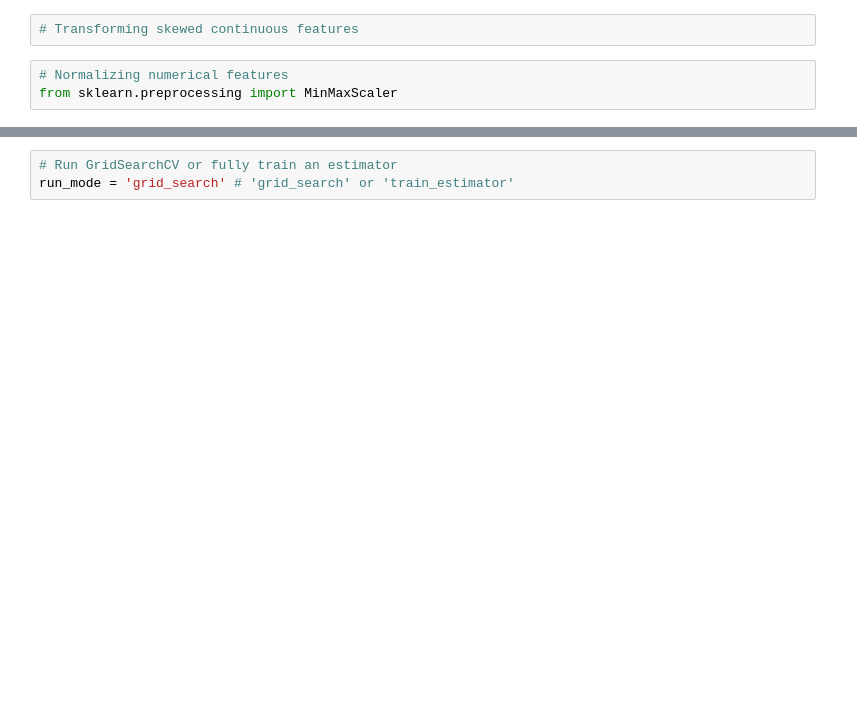
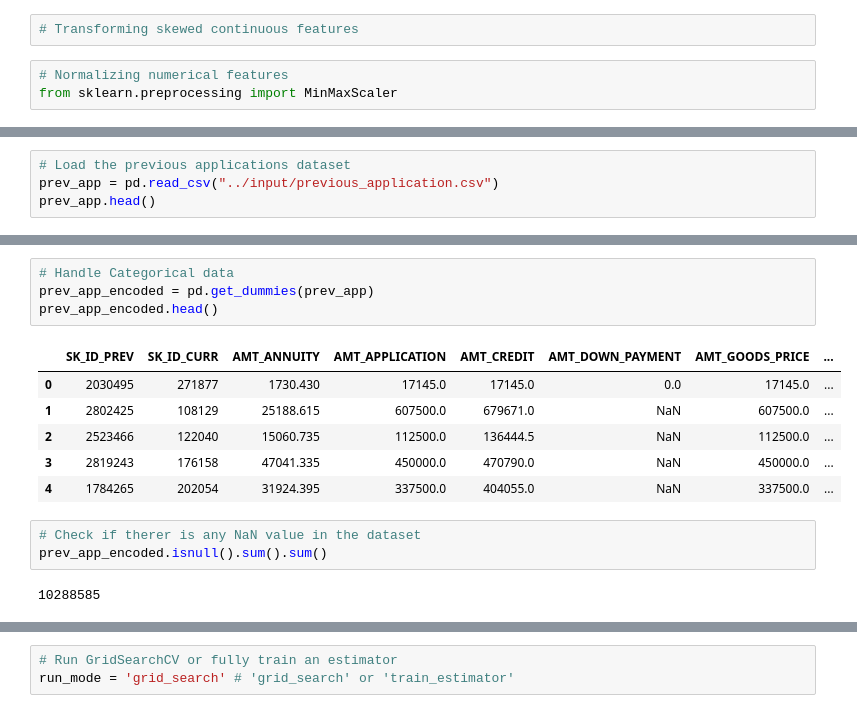
Before and after one commit to nachorovi/mlnd_capstone, a Jupyter notebook: notebook.ipynb, the cells around one changed output, grey strips where cells are left out. Saved outputs shown, nothing was run; the diff lists cells and outputs as text; blank space fills up the shorter version.

Commit message:
Merged application_train and previous_application datasets, but need to fix NaN values in DataFrame

```diff
--- a/notebook.ipynb
+++ b/notebook.ipynb
@@ -225,0 +267,4 @@ features_test = my_imputer.fit_transform(features_test)
+# %%
+# Load the previous applications dataset
+prev_app = pd.read_csv("../input/previous_application.csv")
+prev_app.head()
@@ -225,0 +290,16 @@ features_test = my_imputer.fit_transform(features_test)
+# %%
+# Handle Categorical data
+prev_app_encoded = pd.get_dummies(prev_app)
+prev_app_encoded.head()
+# %% [output]
+|  | SK_ID_PREV | SK_ID_CURR | AMT_ANNUITY | AMT_APPLICATION | AMT_CREDIT | AMT_DOWN_PAYMENT | AMT_GOODS_PRICE | ... |
+| 0 | 2030495 | 271877 | 1730.430 | 17145.0 | 17145.0 | 0.0 | 17145.0 | ... |
+| 1 | 2802425 | 108129 | 25188.615 | 607500.0 | 679671.0 | NaN | 607500.0 | ... |
+| 2 | 2523466 | 122040 | 15060.735 | 112500.0 | 136444.5 | NaN | 112500.0 | ... |
+| 3 | 2819243 | 176158 | 47041.335 | 450000.0 | 470790.0 | NaN | 450000.0 | ... |
+| 4 | 1784265 | 202054 | 31924.395 | 337500.0 | 404055.0 | NaN | 337500.0 | ... |
+# %%
+# Check if therer is any NaN value in the dataset
+prev_app_encoded.isnull().sum().sum()
+# %% [output]
+10288585
```
Also changed, not shown: parts of 32 cells of this notebook.
